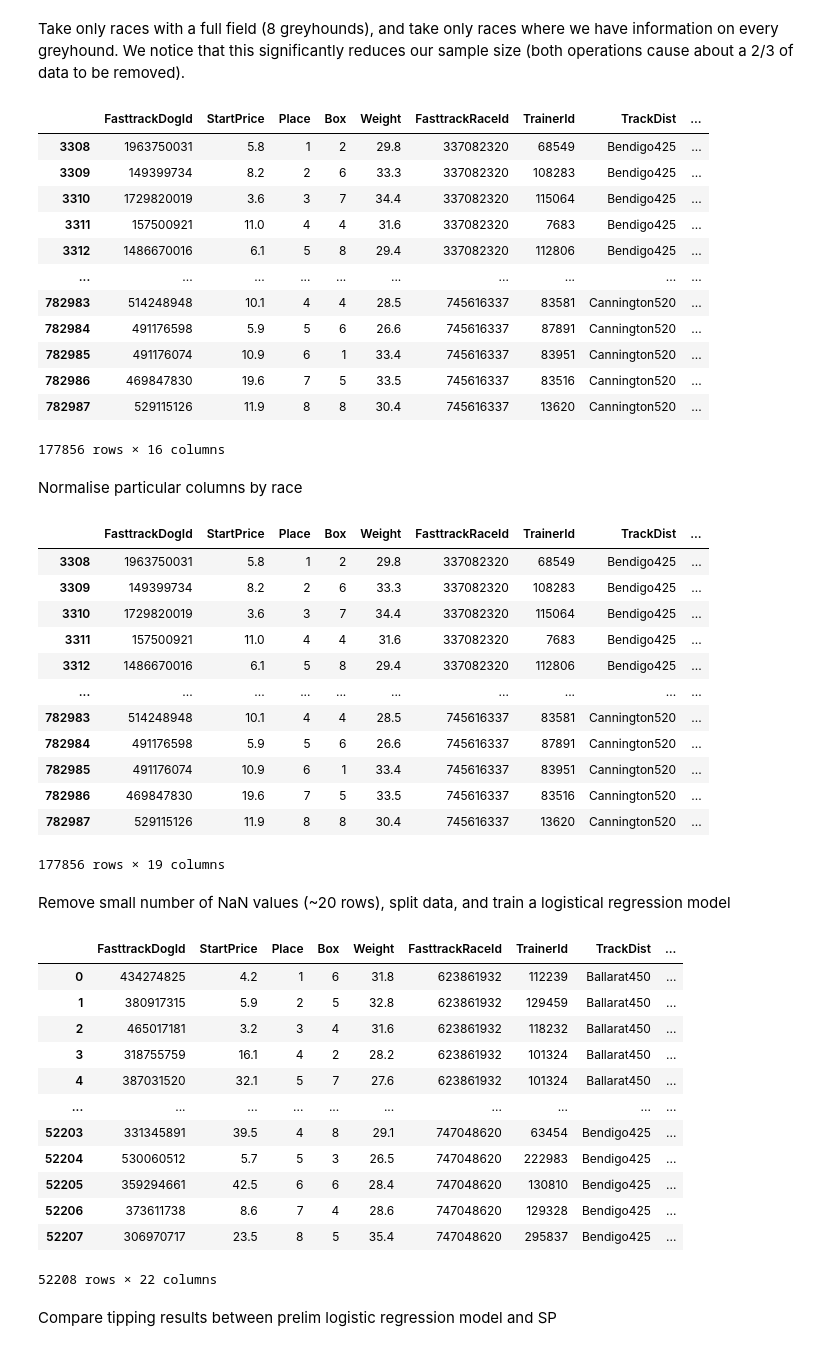
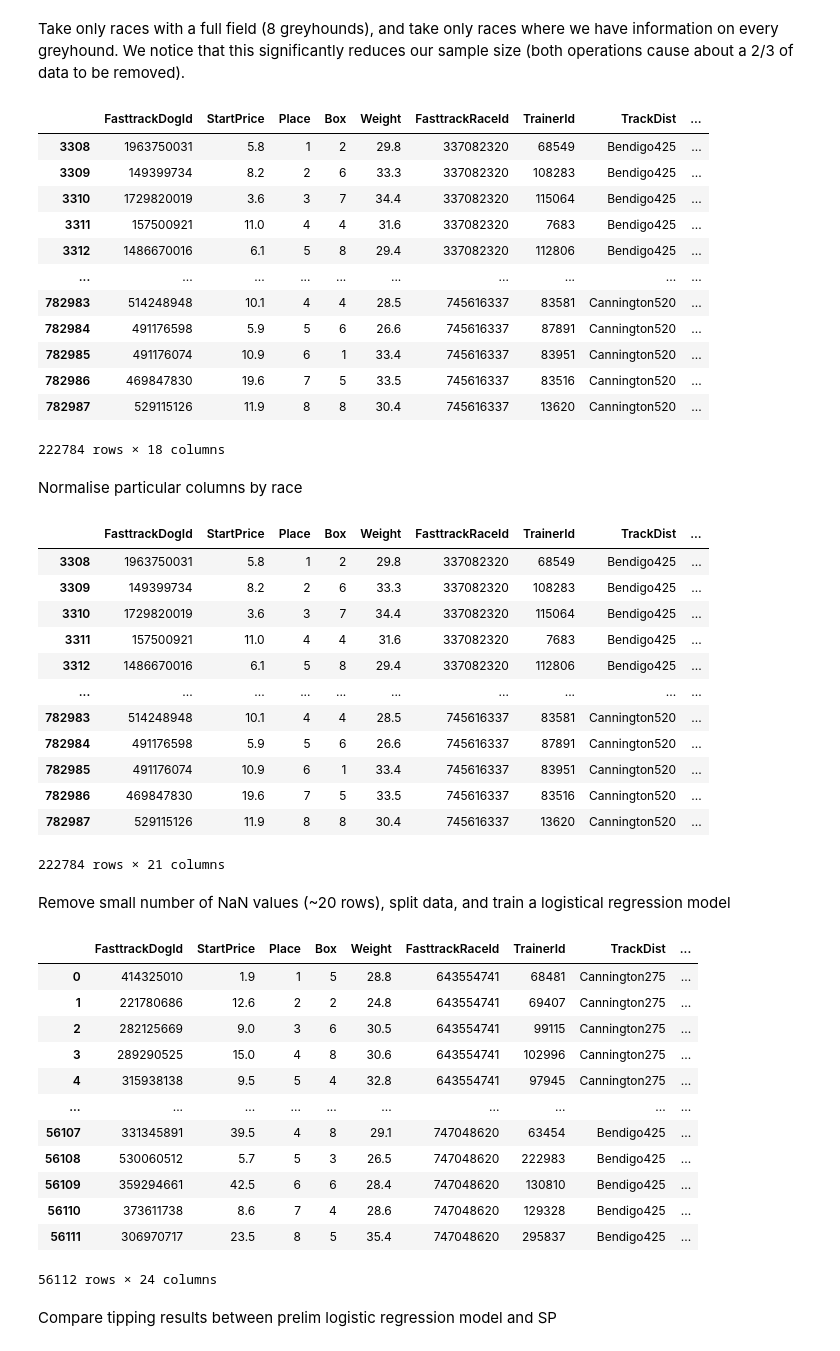
Before and after one commit to Isilisi/Greyhounds, a Jupyter notebook: models/prelim-logistic-regression.ipynb, the cells around one changed output. Saved outputs shown, nothing was run; the diff lists cells and outputs as text; code cells hidden in the pictures.

```diff
--- a/models/prelim-logistic-regression.ipynb
+++ b/models/prelim-logistic-regression.ipynb
@@ -74,10 +74,17 @@ df = df.merge(df_temp, on=['TrackDist', 'Box'], how='left')
 df_temp = pd.read_csv('./data/features/ema-speednorm-by-greyhound.csv')
 df = df.merge(df_temp, on=['FasttrackDogId', 'FasttrackRaceId', 'RaceDate'], how='left')
 
-# Split Margin by Track Distance
-df_temp = pd.read_csv('./data/features/split-margin-by-trackdist.csv')
+# EMA SplitMargin by Greyhound
+df_temp = pd.read_csv('./data/features/ema-split-margin-by-greyhound.csv')
 df = df.merge(df_temp, on=['FasttrackDogId', 'FasttrackRaceId', 'TrackDist'], how='left')
 
+# SplitMargin importance by (track, distance)
+df_temp = pd.read_csv('./data/features/split-margin-importance-by-trackdist.csv')
+df = df.merge(df_temp, on='TrackDist', how='left')
+
+# Multiply the two columns
+df['SplitMarginMultiply'] = df['SplitMarginQuantileEMA']*df['TrackSplitMarginQuantile']
+
 display(df)
 # %% [output]
 |  | FasttrackDogId | StartPrice | Place | Box | Weight | FasttrackRaceId | TrainerId | TrackDist | ... |
@@ -122,15 +129,16 @@ display(df)
 | 782985 | 491176074 | 10.9 | 6 | 1 | 33.4 | 745616337 | 83951 | Cannington520 | ... |
 | 782986 | 469847830 | 19.6 | 7 | 5 | 33.5 | 745616337 | 83516 | Cannington520 | ... |
 | 782987 | 529115126 | 11.9 | 8 | 8 | 30.4 | 745616337 | 13620 | Cannington520 | ... |
-177856 rows × 16 columns
+222784 rows × 18 columns
 # %% [markdown]
 Normalise particular columns by race
 # %%
 # normalise columns by race
-norm_list = ['TrainerRating', 'SpeedNorm_EMA', 'SplitMarginMultiply']
+norm_list = ['TrainerRating', 'SpeedNorm_EMA']
 for col in norm_list:
     df[col + '_Z'] = df.groupby('FasttrackRaceId')[col].transform(lambda x: zscore(x))
 
+df['SplitMarginMultiply_Z'] = df.groupby('FasttrackRaceId')['SplitMarginMultiply'].transform(lambda x: (x  - x.mean())/100.)
 display(df)
 # %% [output]
 |  | FasttrackDogId | StartPrice | Place | Box | Weight | FasttrackRaceId | TrainerId | TrackDist | ... |
@@ -145,52 +153,52 @@ display(df)
 | 782985 | 491176074 | 10.9 | 6 | 1 | 33.4 | 745616337 | 83951 | Cannington520 | ... |
 | 782986 | 469847830 | 19.6 | 7 | 5 | 33.5 | 745616337 | 83516 | Cannington520 | ... |
 | 782987 | 529115126 | 11.9 | 8 | 8 | 30.4 | 745616337 | 13620 | Cannington520 | ... |
-177856 rows × 19 columns
+222784 rows × 21 columns
 # %% [markdown]
 Remove small number of NaN values (~20 rows), split data, and train a logistical regression model
 # %%
 # Create 'win' column for target
-df['win'] = (df['Place'] == 1).astype(int)
+df['Win'] = (df['Place'] == 1).astype(int)
 
 # Remove NaN values
 df = df.dropna()
 df = df.sort_values(by=["RaceDate", "FasttrackRaceId"], ascending=True)
 
 # Split into train and test sets
-train_data = df[df['RaceDate'] < '2021-01-01'].reset_index(drop = True)
-test_data = df[df['RaceDate'] >= '2021-01-01'].reset_index(drop = True)
+train_data = df[df['RaceDate'] < '2021-03-01'].reset_index(drop = True)
+test_data = df[df['RaceDate'] >= '2021-03-01'].reset_index(drop = True)
 
 # Feature columns
 feature_list = ['WeightQuantile_mean', 'TrackDistBox_mean',
                 'TrainerRating_Z', 'SpeedNorm_EMA_Z', 'SplitMarginMultiply_Z']
 
 # split into features and labels
-train_x, train_y = train_data[feature_list], train_data['win']
-test_x, test_y = test_data[feature_list], test_data['win']
+train_x, train_y = train_data[feature_list], train_data['Win']
+test_x, test_y = test_data[feature_list], test_data['Win']
 
 # Train model on training data
 logit_model = LogisticRegression()
 logit_model.fit(train_x, train_y)
 
 # Scale the raw model output so they sum to unity
 test_data['prob_unscaled'] = logit_model.predict_proba(test_x)[:,1]
 test_data['prob_scaled'] = test_data.groupby('FasttrackRaceId')['prob_unscaled'].apply(lambda x: x / sum(x))
 
 display(test_data)
 # %% [output]
 |  | FasttrackDogId | StartPrice | Place | Box | Weight | FasttrackRaceId | TrainerId | TrackDist | ... |
-| 0 | 434274825 | 4.2 | 1 | 6 | 31.8 | 623861932 | 112239 | Ballarat450 | ... |
-| 1 | 380917315 | 5.9 | 2 | 5 | 32.8 | 623861932 | 129459 | Ballarat450 | ... |
-| 2 | 465017181 | 3.2 | 3 | 4 | 31.6 | 623861932 | 118232 | Ballarat450 | ... |
-| 3 | 318755759 | 16.1 | 4 | 2 | 28.2 | 623861932 | 101324 | Ballarat450 | ... |
-| 4 | 387031520 | 32.1 | 5 | 7 | 27.6 | 623861932 | 101324 | Ballarat450 | ... |
+| 0 | 414325010 | 1.9 | 1 | 5 | 28.8 | 643554741 | 68481 | Cannington275 | ... |
+| 1 | 221780686 | 12.6 | 2 | 2 | 24.8 | 643554741 | 69407 | Cannington275 | ... |
+| 2 | 282125669 | 9.0 | 3 | 6 | 30.5 | 643554741 | 99115 | Cannington275 | ... |
+| 3 | 289290525 | 15.0 | 4 | 8 | 30.6 | 643554741 | 102996 | Cannington275 | ... |
+| 4 | 315938138 | 9.5 | 5 | 4 | 32.8 | 643554741 | 97945 | Cannington275 | ... |
 | ... | ... | ... | ... | ... | ... | ... | ... | ... | ... |
-| 52203 | 331345891 | 39.5 | 4 | 8 | 29.1 | 747048620 | 63454 | Bendigo425 | ... |
-| 52204 | 530060512 | 5.7 | 5 | 3 | 26.5 | 747048620 | 222983 | Bendigo425 | ... |
-| 52205 | 359294661 | 42.5 | 6 | 6 | 28.4 | 747048620 | 130810 | Bendigo425 | ... |
-| 52206 | 373611738 | 8.6 | 7 | 4 | 28.6 | 747048620 | 129328 | Bendigo425 | ... |
-| 52207 | 306970717 | 23.5 | 8 | 5 | 35.4 | 747048620 | 295837 | Bendigo425 | ... |
+| 56107 | 331345891 | 39.5 | 4 | 8 | 29.1 | 747048620 | 63454 | Bendigo425 | ... |
+| 56108 | 530060512 | 5.7 | 5 | 3 | 26.5 | 747048620 | 222983 | Bendigo425 | ... |
+| 56109 | 359294661 | 42.5 | 6 | 6 | 28.4 | 747048620 | 130810 | Bendigo425 | ... |
+| 56110 | 373611738 | 8.6 | 7 | 4 | 28.6 | 747048620 | 129328 | Bendigo425 | ... |
+| 56111 | 306970717 | 23.5 | 8 | 5 | 35.4 | 747048620 | 295837 | Bendigo425 | ... |
-52208 rows × 22 columns
+56112 rows × 24 columns
 # %% [markdown]
 Compare tipping results between prelim logistic regression model and SP
 # %%
```
Also changed, not shown: parts of 3 cells of this notebook, 1 other file.
